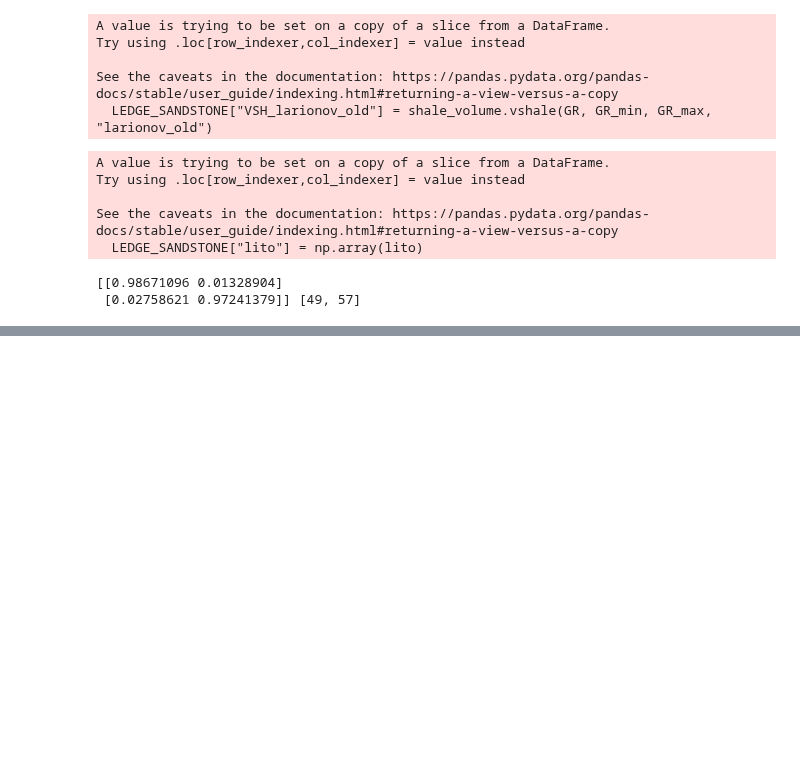
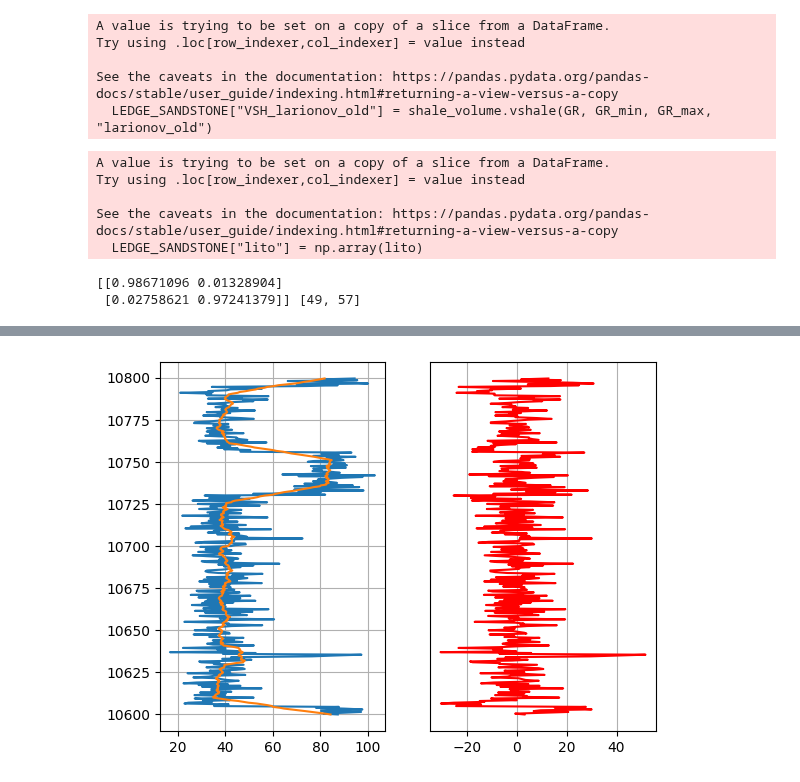
Before and after one commit to giecaruff/stoneforge, a Jupyter notebook: examples/pseudo_wells.ipynb, the cells around one changed output, grey strips where cells are left out. Cells and saved outputs as stored; diff of their text form; code cells hidden in the pictures; blank space fills up the shorter version.

Commit message:
adding monte carlo simple

```diff
--- a/examples/pseudo_wells.ipynb
+++ b/examples/pseudo_wells.ipynb
@@ -84,5 +95,12 @@ print(M, st)
 [[0.98671096 0.01328904]
  [0.02758621 0.97241379]] [49, 57]
 # %%
+# Depth log
+depth = np.arange(10600,10800,np.array(LEDGE_SANDSTONE["DEPT"])[1] - np.array(LEDGE_SANDSTONE["DEPT"])[0])
+
 # Simple synthetic lito
-lito_s = lithology_generator.simple(markov_chain=M,sampling=1001,lithology_code=st,initial_state=57)
+lito_s = lithology_generator.simple(markov_chain=M,sampling=len(depth),lithology_code=st,initial_state=57)
+
+# Calculate mean and standard deviation for each lithology considering the GR curve
+stats = pseudo_tools.log_statstics(np.array(LEDGE_SANDSTONE["GR"]),np.array(LEDGE_SANDSTONE["lito"]))
+stats
@@ -107,0 +110,21 @@ lito_s = lithology_generator.simple(markov_chain=M,sampling=1001,lithology_code=
+# %%
+# Gaussian Monte Carlo GR log
+S_GR = pseudo_tools.synthetic_log(stats, lithology = lito_s, seed=42)
+
+# Smooth GR values
+GR_smooth = pseudo_tools.moving_average(S_GR, step = 20)
+
+# Taking the difference between the synthetic well log and the smooth trend values
+dif_GR = S_GR - GR_smooth
+
+plt.subplot(1,2,1)
+plt.plot(S_GR,depth)
+plt.plot(GR_smooth,depth)
+plt.grid()
+
+plt.subplot(1,2,2)
+plt.plot(dif_GR,depth,'r')
+plt.yticks([])
+plt.grid()
+# %% [output]
+[figure, added]
```
Also changed, not shown: parts of 6 cells of this notebook, 10 other files.
